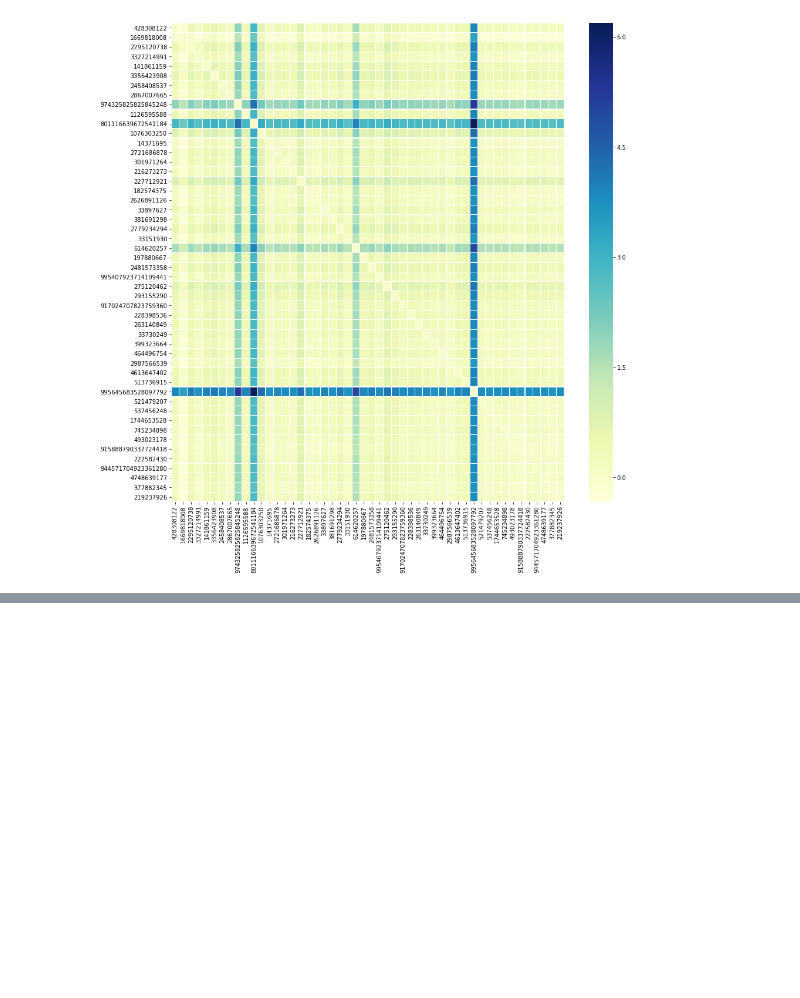
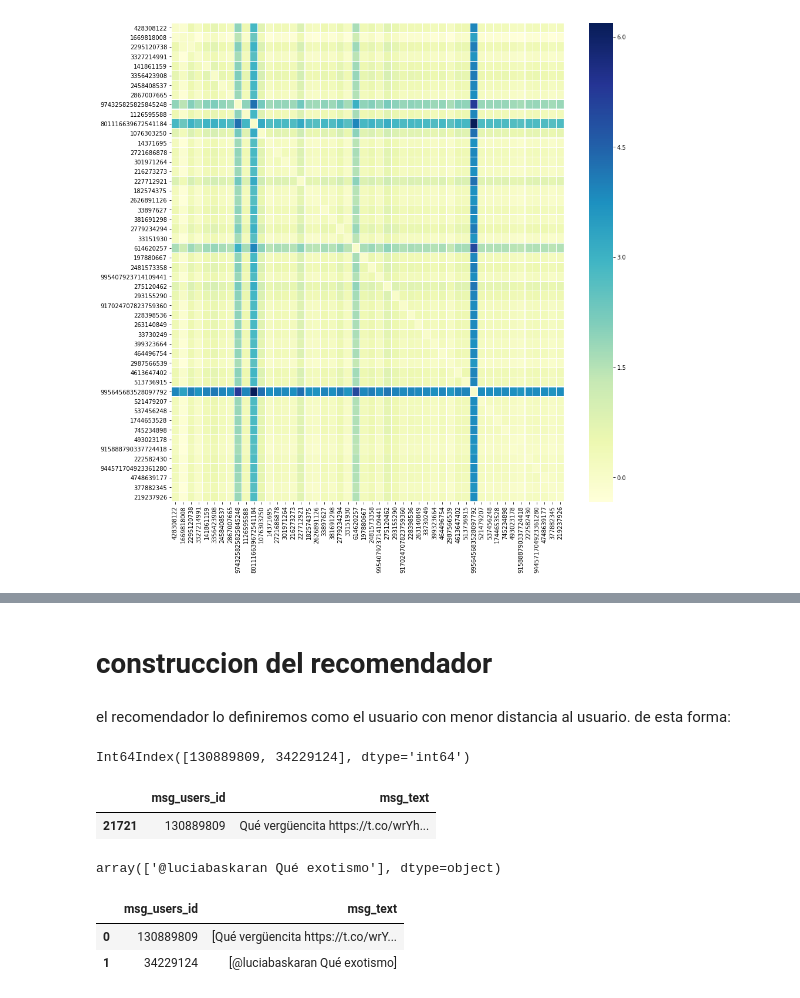
Before and after one commit to RoundU/RoundU, a Jupyter notebook: W2V on Twitter Data.ipynb, the cells around one changed output, grey strips where cells are left out. Saved outputs shown, nothing was run; the diff lists cells and outputs as text; code cells hidden in the pictures; blank space fills up the shorter version.

```diff
--- a/W2V on Twitter Data.ipynb
+++ b/W2V on Twitter Data.ipynb
@@ -595,0 +603,12 @@ Tampoco usaremos recomendacion item - item porque haria necesario evaluar cada p
+# %% [markdown]
+# construccion del recomendador
+# %% [markdown]
+
+el recomendador lo definiremos como el usuario con menor distancia al usuario. de esta forma:
+# %%
+def friend(x):
+    """
+    takes an ID as string and returns an ID as near friend
+    """
+    friends = bha_corpus[x][bha_corpus[x] == min(bha_corpus[x])].index
+    return friends
@@ -595,0 +619,30 @@ Tampoco usaremos recomendacion item - item porque haria necesario evaluar cada p
+# %%
+a = friend("141861159")
+a
+# %% [output]
+Int64Index([130889809, 34229124], dtype='int64')
+# %%
+data[["msg_users_id","msg_text"]][data["msg_users_id"] == 130889809]
+# %% [output]
+|  | msg_users_id | msg_text |
+| 21721 | 130889809 | Qué vergüencita https://t.co/wrYh... |
+# %%
+data["msg_text"][data["msg_users_id"] == 34229124].values
+# %% [output]
+array(['@luciabaskaran Qué exotismo'], dtype=object)
+# %%
+def s(x):
+    """
+    Give an ID and get the DF with tweets of friends
+    """
+    d = {"msg_users_id":[],"msg_text":[] }
+    for j in friend(x):
+        d["msg_users_id"].append(j)
+        d["msg_text"].append(data["msg_text"][data["msg_users_id"] == j].values)
+    return pd.DataFrame(d)
+# %%
+s("3356423908")
+# %% [output]
+|  | msg_users_id | msg_text |
+| 0 | 130889809 | [Qué vergüencita https://t.co/wrY... |
+| 1 | 34229124 | [@luciabaskaran Qué exotismo] |
```
Also changed, not shown: parts of 9 cells of this notebook, 1 other file.
